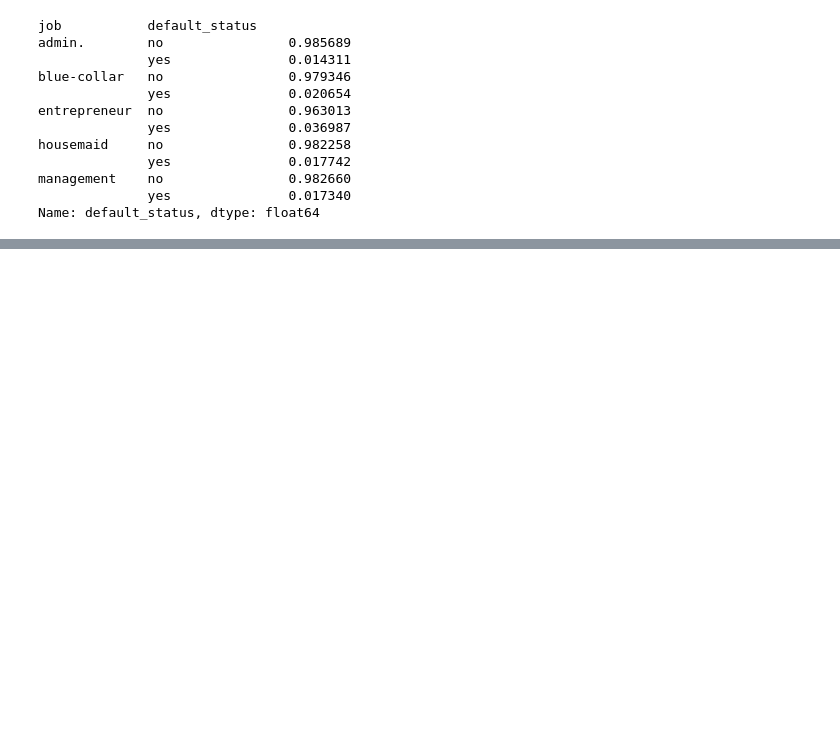
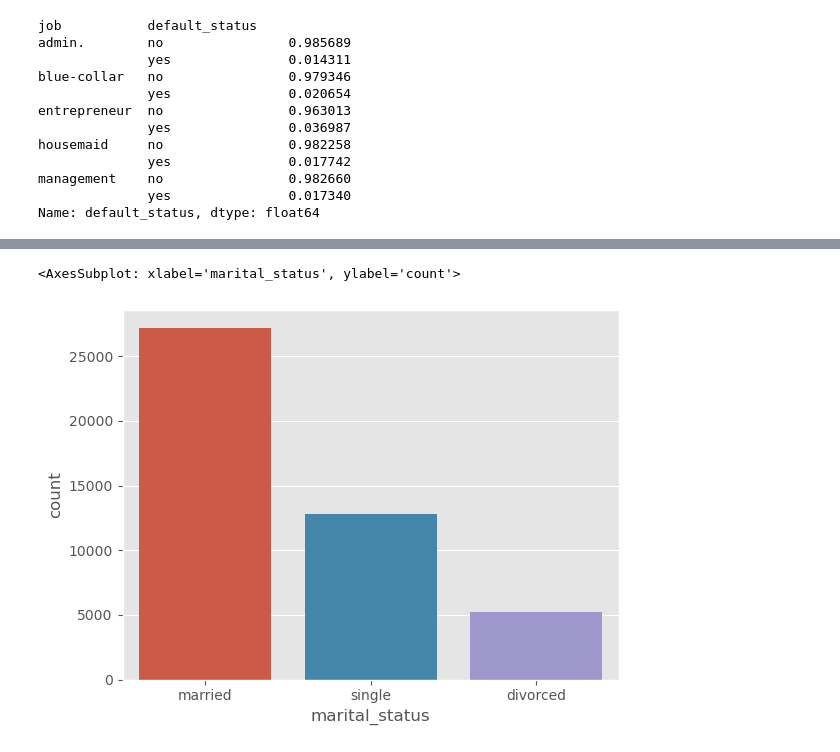
Before and after one commit to CoolBeansProgramming/Bank-Marketing-Campaign, a Jupyter notebook: main.ipynb, the cells around one changed output, grey strips where cells are left out. Drawn from its saved outputs; the diff is of its cells as text; code cells hidden in the pictures; blank space fills up the shorter version.

```diff
--- a/main.ipynb
+++ b/main.ipynb
@@ -189,0 +217,5 @@ Text(0, 0.5, '# of Customers')
+# %%
+sns.countplot(x=df['marital_status'])
+# %% [output]
+<AxesSubplot: xlabel='marital_status', ylabel='count'>
+[figure, added]
```
Also changed, not shown: parts of 6 cells of this notebook.
